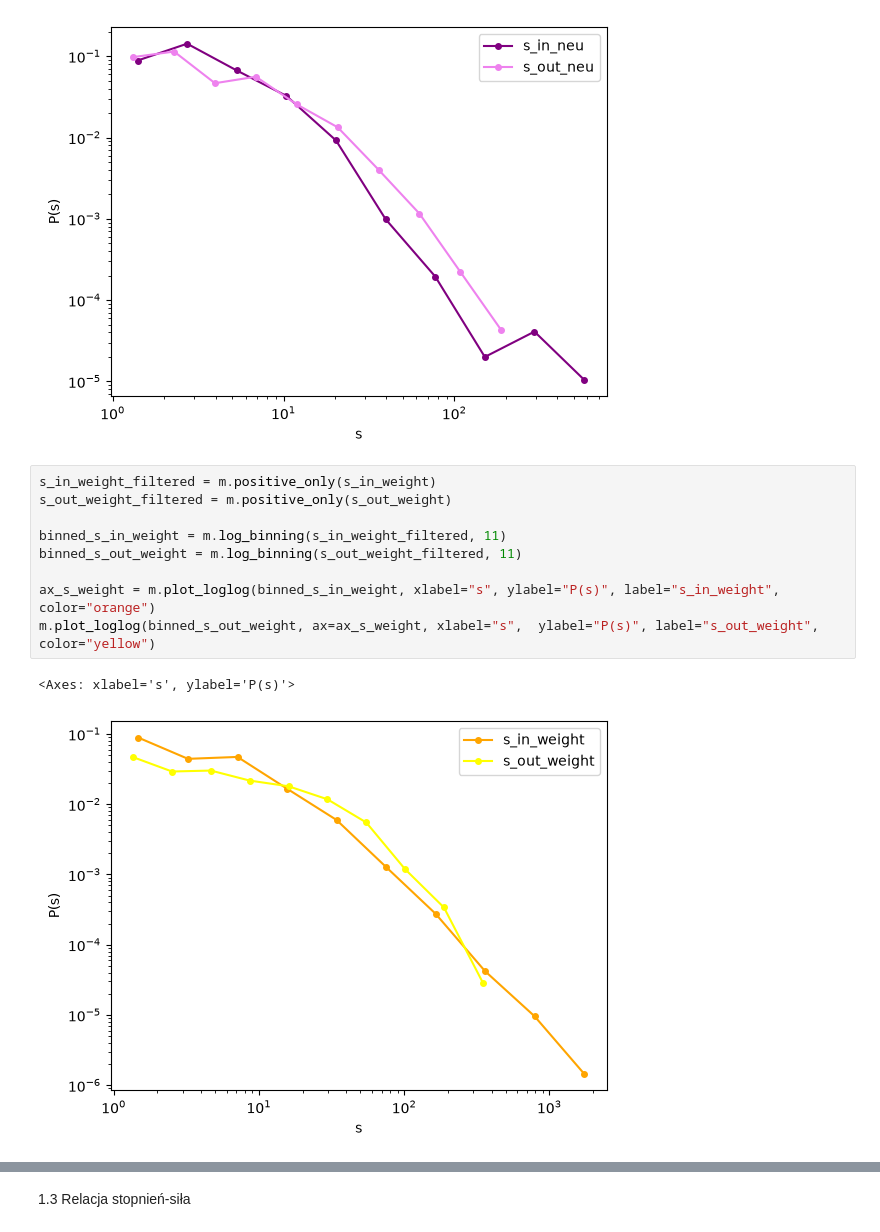
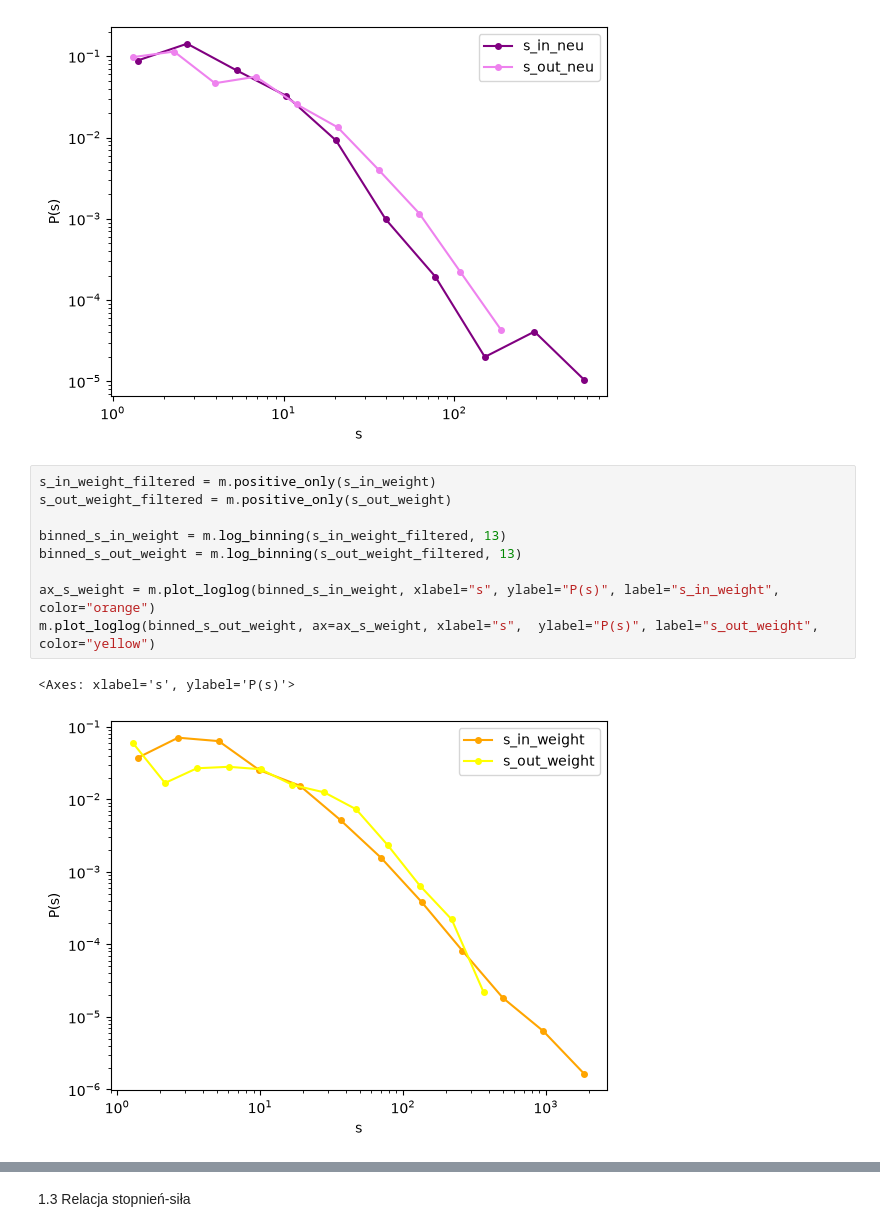
Before and after one commit to mlenart4/inzynierka, a Jupyter notebook: graph_metrics.ipynb, the cells around one changed output, grey strips where cells are left out. Cells and saved outputs as stored; diff of their text form.

Commit message:
edge weight distribution

```diff
--- a/graph_metrics.ipynb
+++ b/graph_metrics.ipynb
@@ -132,12 +132,12 @@ ax_s_neu = m.plot_loglog(binned_s_out_neu, ax=ax_s_neu, xlabel="s", ylabel="P(s)
 # %%
 s_in_weight_filtered = m.positive_only(s_in_weight)
 s_out_weight_filtered = m.positive_only(s_out_weight)
 
-binned_s_in_weight = m.log_binning(s_in_weight_filtered, 11)
-binned_s_out_weight = m.log_binning(s_out_weight_filtered, 11)
+binned_s_in_weight = m.log_binning(s_in_weight_filtered, 13)
+binned_s_out_weight = m.log_binning(s_out_weight_filtered, 13)
 
 ax_s_weight = m.plot_loglog(binned_s_in_weight, xlabel="s", ylabel="P(s)", label="s_in_weight", color="orange")
 m.plot_loglog(binned_s_out_weight, ax=ax_s_weight, xlabel="s",  ylabel="P(s)", label="s_out_weight", color="yellow")
 # %% [output]
 <Axes: xlabel='s', ylabel='P(s)'>
-[figure, old version]
+[figure, new version]
```
Also changed, not shown: parts of 8 cells of this notebook.
